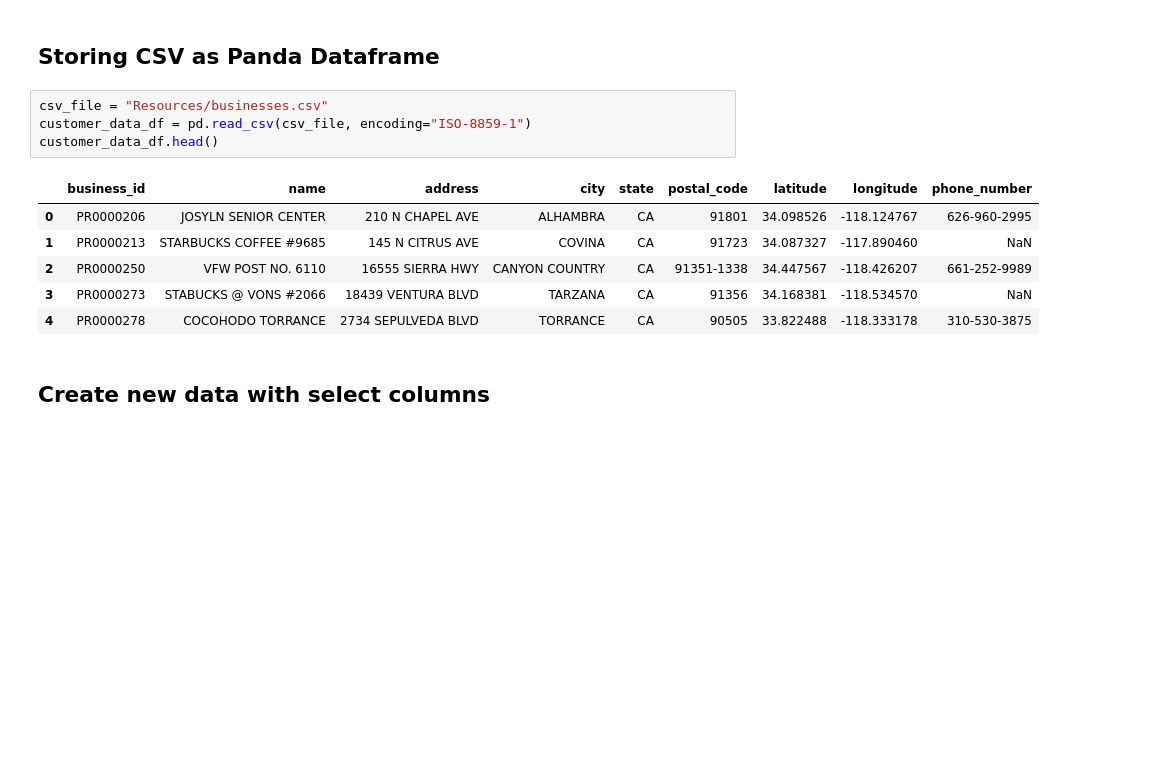
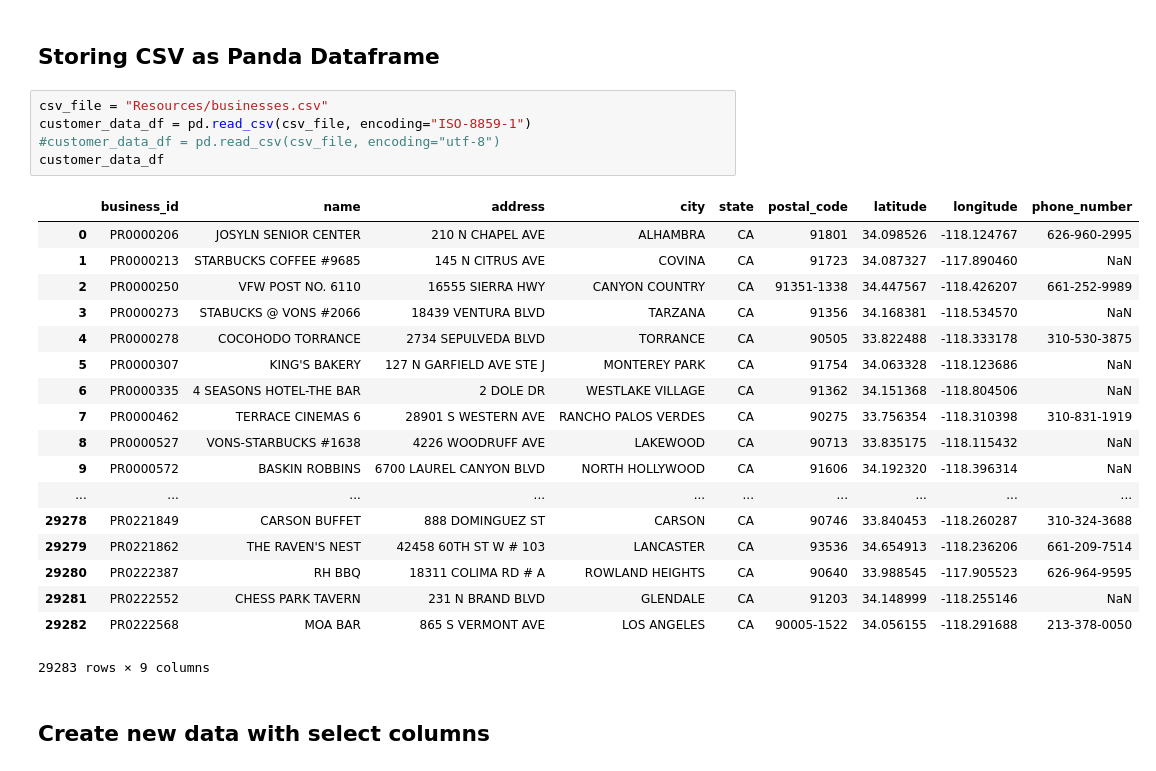
Before and after one commit to jostrek/ETL_Project, a Jupyter notebook: ETLproject.ipynb, the cells around one changed output. Drawn from its saved outputs; the diff is of its cells as text; blank space fills up the shorter version.

```diff
--- a/ETLproject.ipynb
+++ b/ETLproject.ipynb
@@ -6,14 +6,27 @@ from sqlalchemy import create_engine
 # %%
 csv_file = "Resources/businesses.csv"
 customer_data_df = pd.read_csv(csv_file, encoding="ISO-8859-1")
-customer_data_df.head()
+#customer_data_df = pd.read_csv(csv_file, encoding="utf-8")
+customer_data_df
 # %% [output]
 |  | business_id | name | address | city | state | postal_code | latitude | longitude | phone_number |
 | 0 | PR0000206 | JOSYLN SENIOR CENTER | 210 N CHAPEL AVE | ALHAMBRA | CA | 91801 | 34.098526 | -118.124767 | 626-960-2995 |
 | 1 | PR0000213 | STARBUCKS COFFEE #9685 | 145 N CITRUS AVE | COVINA | CA | 91723 | 34.087327 | -117.890460 | NaN |
 | 2 | PR0000250 | VFW POST NO. 6110 | 16555 SIERRA HWY | CANYON COUNTRY | CA | 91351-1338 | 34.447567 | -118.426207 | 661-252-9989 |
 | 3 | PR0000273 | STABUCKS @ VONS #2066 | 18439 VENTURA BLVD | TARZANA | CA | 91356 | 34.168381 | -118.534570 | NaN |
 | 4 | PR0000278 | COCOHODO TORRANCE | 2734 SEPULVEDA BLVD | TORRANCE | CA | 90505 | 33.822488 | -118.333178 | 310-530-3875 |
+| 5 | PR0000307 | KING'S BAKERY | 127 N GARFIELD AVE STE J | MONTEREY PARK | CA | 91754 | 34.063328 | -118.123686 | NaN |
+| 6 | PR0000335 | 4 SEASONS HOTEL-THE BAR | 2 DOLE DR | WESTLAKE VILLAGE | CA | 91362 | 34.151368 | -118.804506 | NaN |
+| 7 | PR0000462 | TERRACE CINEMAS 6 | 28901 S WESTERN AVE | RANCHO PALOS VERDES | CA | 90275 | 33.756354 | -118.310398 | 310-831-1919 |
+| 8 | PR0000527 | VONS-STARBUCKS #1638 | 4226 WOODRUFF AVE | LAKEWOOD | CA | 90713 | 33.835175 | -118.115432 | NaN |
+| 9 | PR0000572 | BASKIN ROBBINS | 6700 LAUREL CANYON BLVD | NORTH HOLLYWOOD | CA | 91606 | 34.192320 | -118.396314 | NaN |
+| ... | ... | ... | ... | ... | ... | ... | ... | ... | ... |
+| 29278 | PR0221849 | CARSON BUFFET | 888 DOMINGUEZ ST | CARSON | CA | 90746 | 33.840453 | -118.260287 | 310-324-3688 |
+| 29279 | PR0221862 | THE RAVEN'S NEST | 42458 60TH ST W # 103 | LANCASTER | CA | 93536 | 34.654913 | -118.236206 | 661-209-7514 |
+| 29280 | PR0222387 | RH BBQ | 18311 COLIMA RD # A | ROWLAND HEIGHTS | CA | 90640 | 33.988545 | -117.905523 | 626-964-9595 |
+| 29281 | PR0222552 | CHESS PARK TAVERN | 231 N BRAND BLVD | GLENDALE | CA | 91203 | 34.148999 | -118.255146 | NaN |
+| 29282 | PR0222568 | MOA BAR | 865 S VERMONT AVE | LOS ANGELES | CA | 90005-1522 | 34.056155 | -118.291688 | 213-378-0050 |
+29283 rows × 9 columns
 # %% [markdown]
 ## Create new data with select columns
 # %%
```
Also changed, not shown: parts of 8 cells of this notebook, 2 other files.
